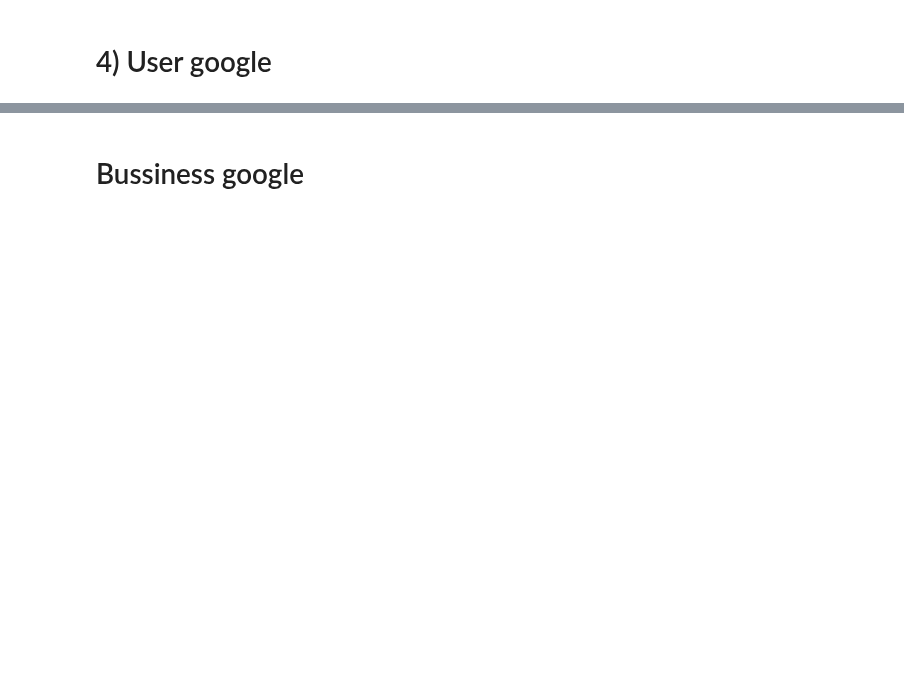
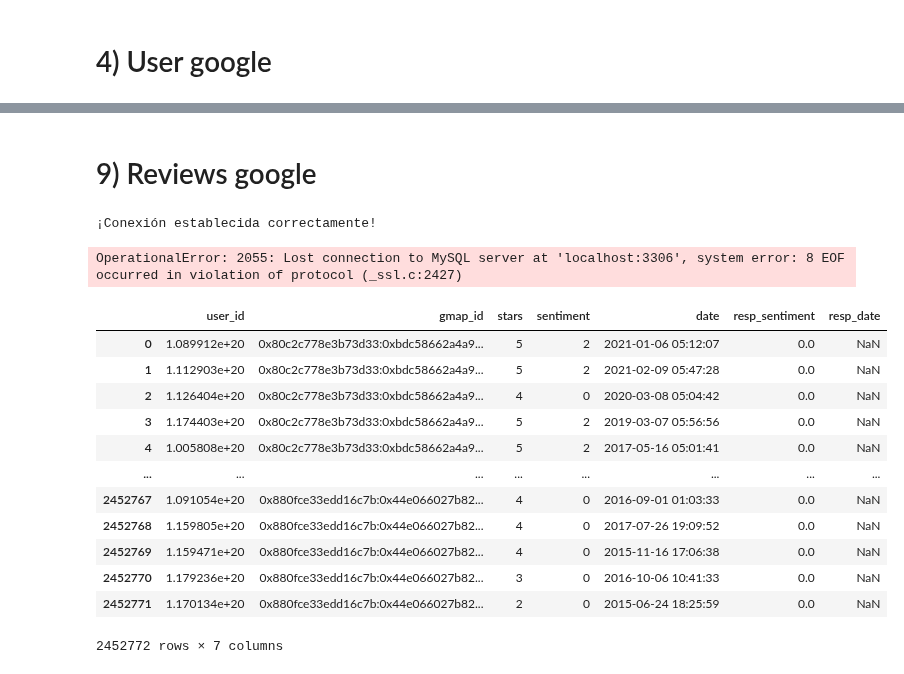
Before and after one commit to Paniceres/GP_Henry, a Jupyter notebook: etl-eda/carga_sql.ipynb, the cells around one changed output, grey strips where cells are left out. Drawn from its saved outputs; the diff is of its cells as text; code cells hidden in the pictures; blank space fills up the shorter version.

```diff
--- a/etl-eda/carga_sql.ipynb
+++ b/etl-eda/carga_sql.ipynb
@@ -183,20 +353,21 @@ bussiness_google_1
+# %% [markdown]
+# 9) Reviews google
 # %%
-# Establecer la conexión con la base de datos
-conexion = mysql.connector.connect(
-    host='localhost',
-    user='root',
-    password='1533542415',
-    database='quantyle_analitics'
-)
+reviews_google = pd.read_parquet(r'..\datasets\processed\bd\9_reviews_google.parquet.gz')
+
+reviews_google['date'] = reviews_google['date'].dt.strftime('%Y-%m-%d %H:%M:%S')
+reviews_google['resp_date'] = reviews_google['resp_date'].dt.strftime('%Y-%m-%d %H:%M:%S')
+
+conexion = conectar_mysql()
 
 # Insertar filas en la tabla business_yelp por lotes
 cursor = conexion.cursor()
 
 # Convertir el DataFrame a una lista de tuplas para la inserción en lotes
-data_to_insert = [tuple(row) for row in bussiness_google_1[['business_id', 'name', 'latitude', 'longitude', 'stars', 'state_id']].to_numpy()]
+data_to_insert = [tuple(row) for row in reviews_google[['user_id', 'gmap_id','stars','sentiment','date','sentiment','resp_sentiment','resp_date']].to_numpy()]
 
 # Consulta de inserción
-insert_query = "INSERT INTO business_yelp (business_id, name, latitude, longitude, stars, state_id) VALUES (%s, %s, %s, %s, %s, %s)"
+insert_query = "INSERT INTO reviews_google (user_id, gmap_id, stars, sentiment, date, sentiment, resp_sentiment, resp_date) VALUES (%s, %s, %s, %s, %s, %s, %s, %s)"
 
 # Insertar en lotes utilizando executemany()
 cursor.executemany(insert_query, data_to_insert)
@@ -206,5 +377,26 @@ conexion.commit()
 
 # Cerrar la conexión
 conexion.close()
+# %% [output]
+¡Conexión establecida correctamente!
+OperationalError: 2055: Lost connection to MySQL server at 'localhost:3306', system error: 8 EOF occurred in violation of protocol (_ssl.c:2427)
-# %% [markdown]
-# Bussiness google
+# %%
+reviews_google = pd.read_parquet(r'..\datasets\processed\bd\9_reviews_google.parquet.gz')
+
+reviews_google['date'] = reviews_google['date'].dt.strftime('%Y-%m-%d %H:%M:%S')
+reviews_google['resp_date'] = reviews_google['resp_date'].dt.strftime('%Y-%m-%d %H:%M:%S')
+reviews_google
+# %% [output]
+|  | user_id | gmap_id | stars | sentiment | date | resp_sentiment | resp_date |
+| 0 | 1.089912e+20 | 0x80c2c778e3b73d33:0xbdc58662a4a9... | 5 | 2 | 2021-01-06 05:12:07 | 0.0 | NaN |
+| 1 | 1.112903e+20 | 0x80c2c778e3b73d33:0xbdc58662a4a9... | 5 | 2 | 2021-02-09 05:47:28 | 0.0 | NaN |
+| 2 | 1.126404e+20 | 0x80c2c778e3b73d33:0xbdc58662a4a9... | 4 | 0 | 2020-03-08 05:04:42 | 0.0 | NaN |
+| 3 | 1.174403e+20 | 0x80c2c778e3b73d33:0xbdc58662a4a9... | 5 | 2 | 2019-03-07 05:56:56 | 0.0 | NaN |
+| 4 | 1.005808e+20 | 0x80c2c778e3b73d33:0xbdc58662a4a9... | 5 | 2 | 2017-05-16 05:01:41 | 0.0 | NaN |
+| ... | ... | ... | ... | ... | ... | ... | ... |
+| 2452767 | 1.091054e+20 | 0x880fce33edd16c7b:0x44e066027b82... | 4 | 0 | 2016-09-01 01:03:33 | 0.0 | NaN |
+| 2452768 | 1.159805e+20 | 0x880fce33edd16c7b:0x44e066027b82... | 4 | 0 | 2017-07-26 19:09:52 | 0.0 | NaN |
+| 2452769 | 1.159471e+20 | 0x880fce33edd16c7b:0x44e066027b82... | 4 | 0 | 2015-11-16 17:06:38 | 0.0 | NaN |
+| 2452770 | 1.179236e+20 | 0x880fce33edd16c7b:0x44e066027b82... | 3 | 0 | 2016-10-06 10:41:33 | 0.0 | NaN |
+| 2452771 | 1.170134e+20 | 0x880fce33edd16c7b:0x44e066027b82... | 2 | 0 | 2015-06-24 18:25:59 | 0.0 | NaN |
+2452772 rows × 7 columns
```
Also changed, not shown: parts of 15 cells of this notebook, 1 other file.
